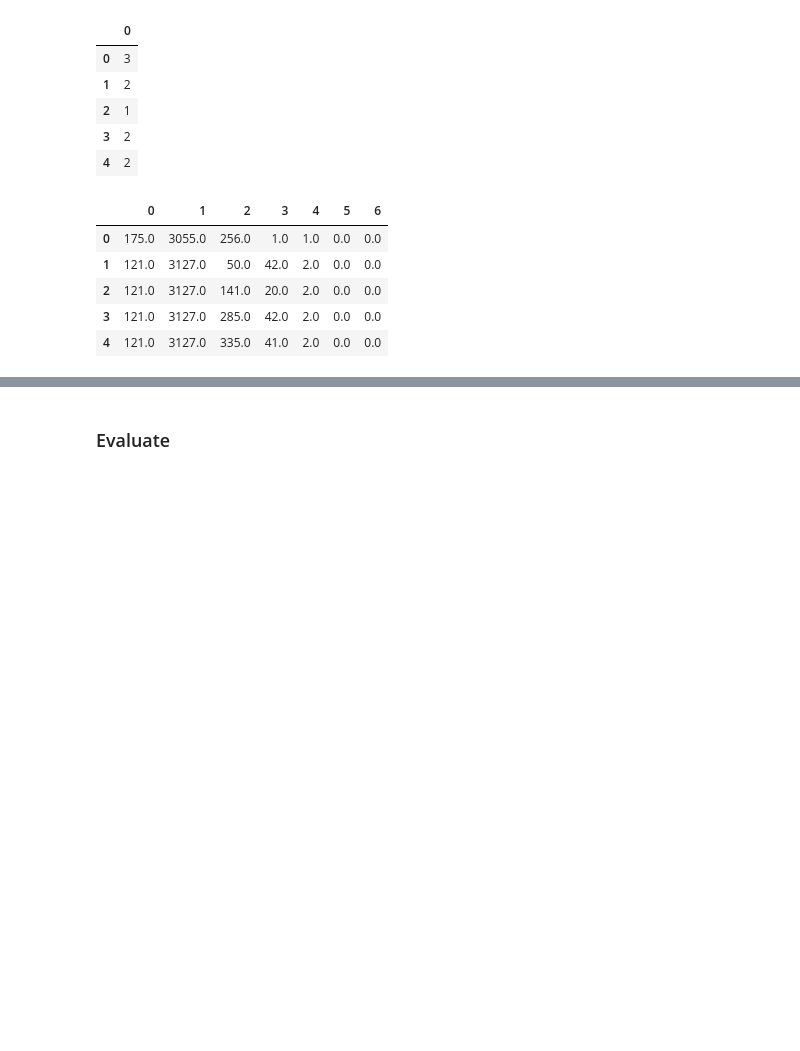
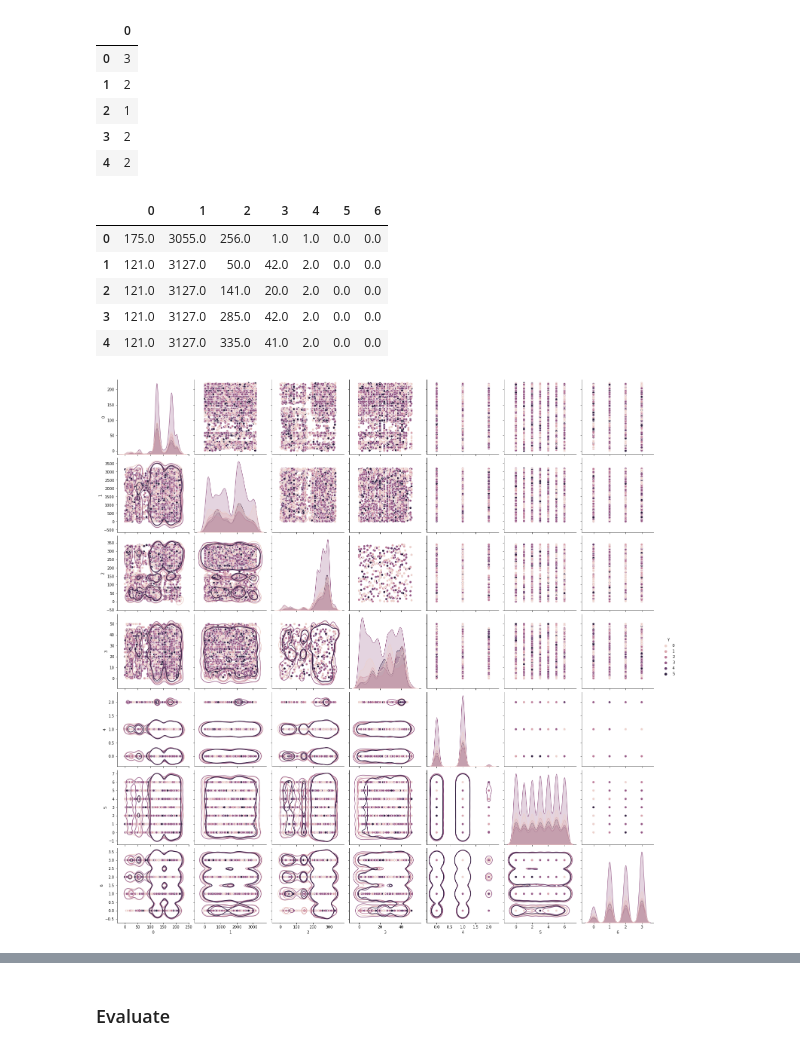
Before and after one commit to higoreller/pos_machine_learning, a Jupyter notebook: src/class/portfolio_project/occurrences_tr.ipynb, the cells around one changed output, grey strips where cells are left out. Cells and saved outputs as stored; diff of their text form; code cells hidden in the pictures; blank space fills up the shorter version.

```diff
--- a/src/class/portfolio_project/occurrences_tr.ipynb
+++ b/src/class/portfolio_project/occurrences_tr.ipynb
@@ -245,6 +215,15 @@ pandas.DataFrame(X).head()
 | 2 | 121.0 | 3127.0 | 141.0 | 20.0 | 2.0 | 0.0 | 0.0 |
 | 3 | 121.0 | 3127.0 | 285.0 | 42.0 | 2.0 | 0.0 | 0.0 |
 | 4 | 121.0 | 3127.0 | 335.0 | 41.0 | 2.0 | 0.0 | 0.0 |
+# %%
+# SCATTER PLOT
+df_plot = pandas.DataFrame(X)
+df_plot['Y'] = y
+
+g = seaborn.pairplot(df_plot, hue='Y', height=3, diag_kind='kde')
+_ = g.map_lower(seaborn.kdeplot, levels=1, color=".2")
+# %% [output]
+[figure, added]
 # %%
 X_train, X_test, y_train, y_test = train_test_split(X, y, test_size=0.2, random_state=random_seed)
 yhot = np_utils.to_categorical(y)
```
Also changed, not shown: parts of 10 cells of this notebook, 1 other file.
